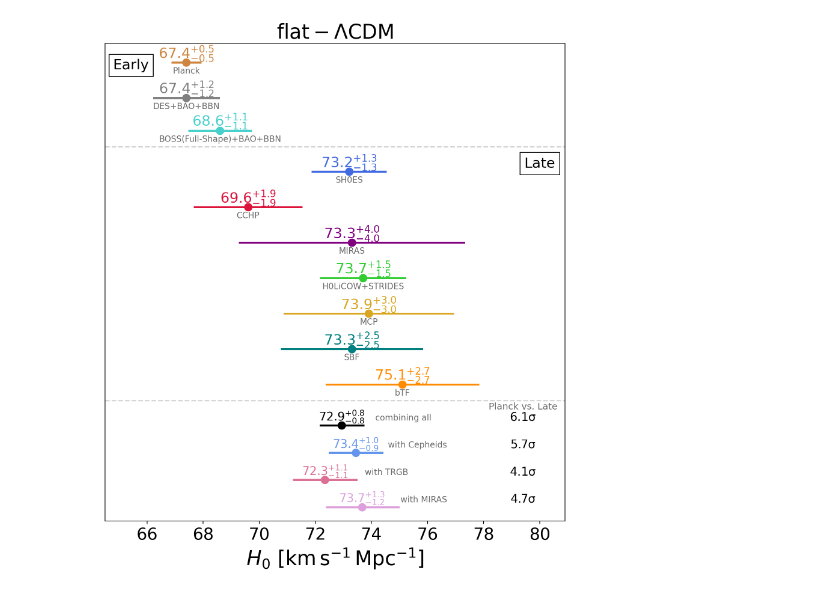
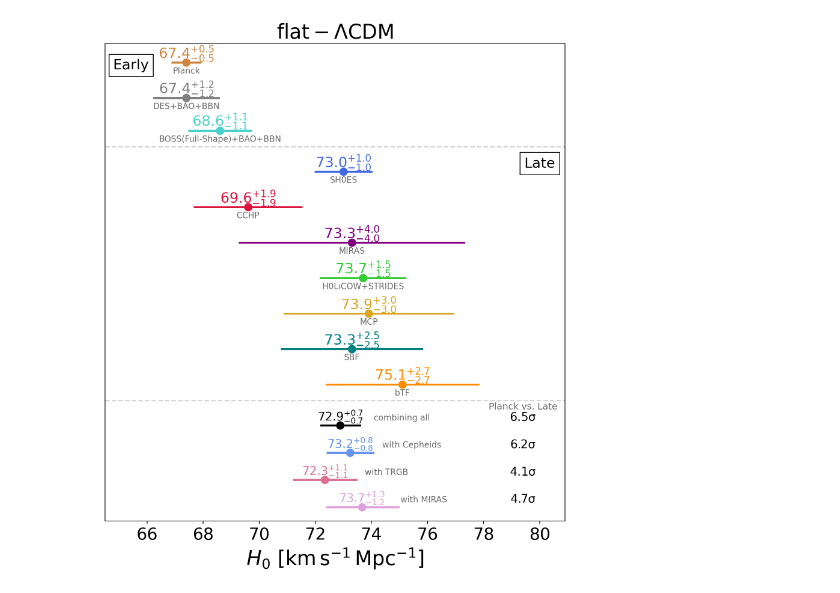
Before and after one commit to shsuyu/H0LiCOW-public, a Jupyter notebook: H0_tension_plots/H0_tension.ipynb, the cells around one changed output. Drawn from its saved outputs; the diff is of its cells as text; code cells hidden in the pictures.

Commit message:
update SHOES 2021 results

```diff
--- a/H0_tension_plots/H0_tension.ipynb
+++ b/H0_tension_plots/H0_tension.ipynb
@@ -11,7 +11,7 @@ des = Estimate(name="DES+BAO+BBN", mean=67.4, std=1.15)#from https://ui.adsabs.h
 boss = Estimate(name="BOSS(Full-Shape)+BAO+BBN", mean=68.6, std=1.1)#update from https://arxiv.org/pdf/2002.04035.pdf
 
 
-shoes = Estimate(name="SH0ES", mean=73.2, std=1.3)# from https://ui.adsabs.harvard.edu/abs/2020arXiv201208534R/abstract
+shoes = Estimate(name="SH0ES", mean=73.0, std=1.0)# from https://ui.adsabs.harvard.edu/abs/2021arXiv211204510R/abstract
 cchp = Estimate(name="CCHP", mean=69.6, std=1.9)# from "https://ui.adsabs.harvard.edu/abs/2019ApJ...882...34F/abstract"
 miras = Estimate(name="MIRAS", mean=73.3, std=4.0)# from https://ui.adsabs.harvard.edu/abs/2020ApJ...889....5H/abstract
 masers = Estimate(name="MCP", mean=73.9, std=3.0) #update from https://ui.adsabs.harvard.edu/abs/2020ApJ...891L...1P/abstract
@@ -45,7 +45,7 @@ plt.xlabel(r"$H_0\rm{\ [km\,s^{-1}\,Mpc^{-1}]}$", fontsize=24)
 plt.yticks(fontsize=14)
 plt.xticks(fontsize=20)
 
-xs = [planck, des, boss, shoes, cchp, miras, tdc, masers, sbf_cepheids, bTF, local_all, local_ceph, local_trgb, local_miras]
+xs = [planck, des, boss, shoes, cchp, miras, tdc, masers, sbf, bTF, local_all, local_ceph, local_trgb, local_miras]
 ys = [17.3, 16.0, 14.8, 13.3, 12.0, 10.7, 9.4, 8.1, 6.8, 5.5, 4, 3, 2, 1]
 
 colors = ['peru', 'grey','mediumturquoise', 'royalblue', 'crimson', 'purple', 'limegreen',
@@ -73,31 +73,31 @@ for x, y, c in zip(xs, ys, colors):
 # dashed lines to split early, late and combinations
 plt.axhline(14.2, color="darkgrey", ls='--', alpha=0.5)
 plt.axhline(4.9, color="darkgrey", ls='--', alpha=0.5)
 
 # subpanels labels
 bbox_props = dict(boxstyle="square", lw=1,  fc="white")
 plt.annotate("Early", xy=(66.07, 17.2), color = "black",
              horizontalalignment="right", verticalalignment="center", fontsize=17, bbox=bbox_props)
 plt.annotate("Late", xy=(80.55, 13.6), color = "black",
              horizontalalignment="right", verticalalignment="center", fontsize=17, bbox=bbox_props)
 
 
 # printing the tension with Planck
 xpos = 79.4
 plt.annotate("Planck vs. Late", xy=(xpos, 4.6), color = "dimgrey",
              horizontalalignment="center", fontsize=11)
 
 plt.annotate(r"$\rm{%.1f\sigma}$" % tension_local_all, xy=(xpos, 4.18), color = "black",
              horizontalalignment="center", fontsize=14)
 plt.annotate(r"$\rm{%.1f\sigma}$" % tension_local_ceph, xy=(xpos, 3.18), color = "black",
              horizontalalignment="center", fontsize=14)
 plt.annotate(r"$\rm{%.1f\sigma}$" % tension_local_trgb, xy=(xpos, 2.18), color = "black",
              horizontalalignment="center", fontsize=14)
 plt.annotate(r"$\rm{%.1f\sigma}$" % tension_local_miras, xy=(xpos, 1.18), color = "black",
              horizontalalignment="center", fontsize=14)
 
 plt.tight_layout()
 plt.savefig('H0_tension.pdf', dpi=200)
 plt.savefig('H0_tension.png', dpi=200)
 # %% [output]
-[figure, old version]
+[figure, new version]
```
Also changed, not shown: 3 other files.
